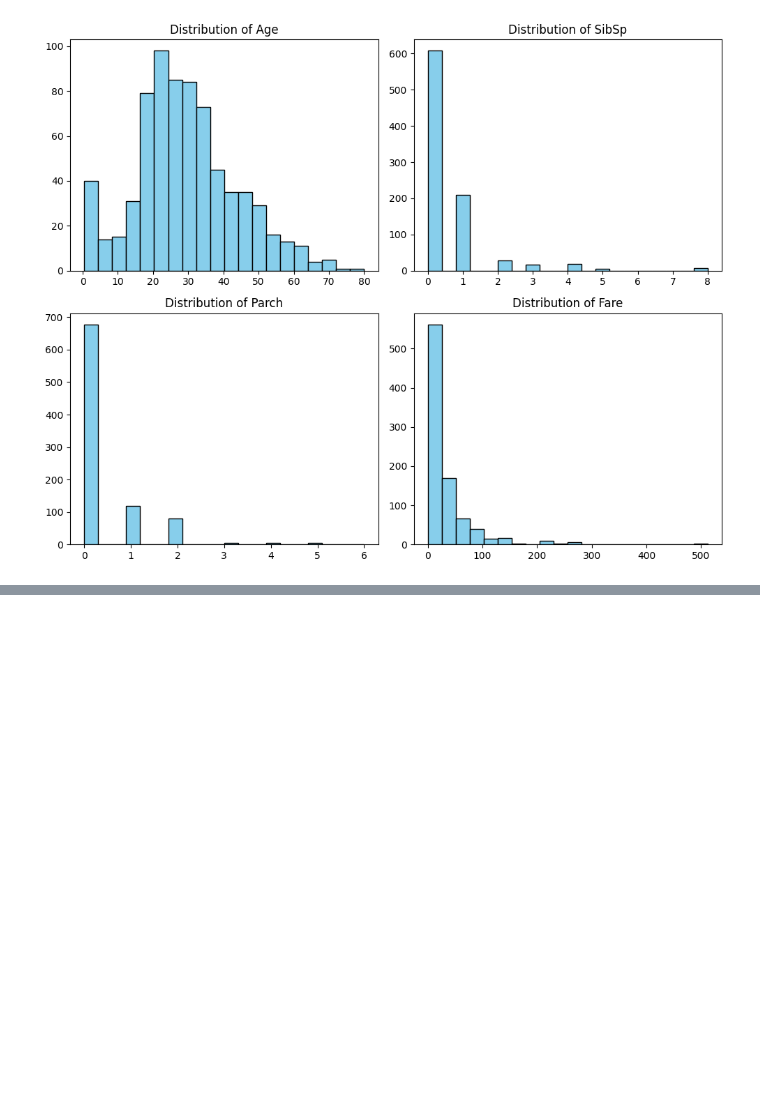
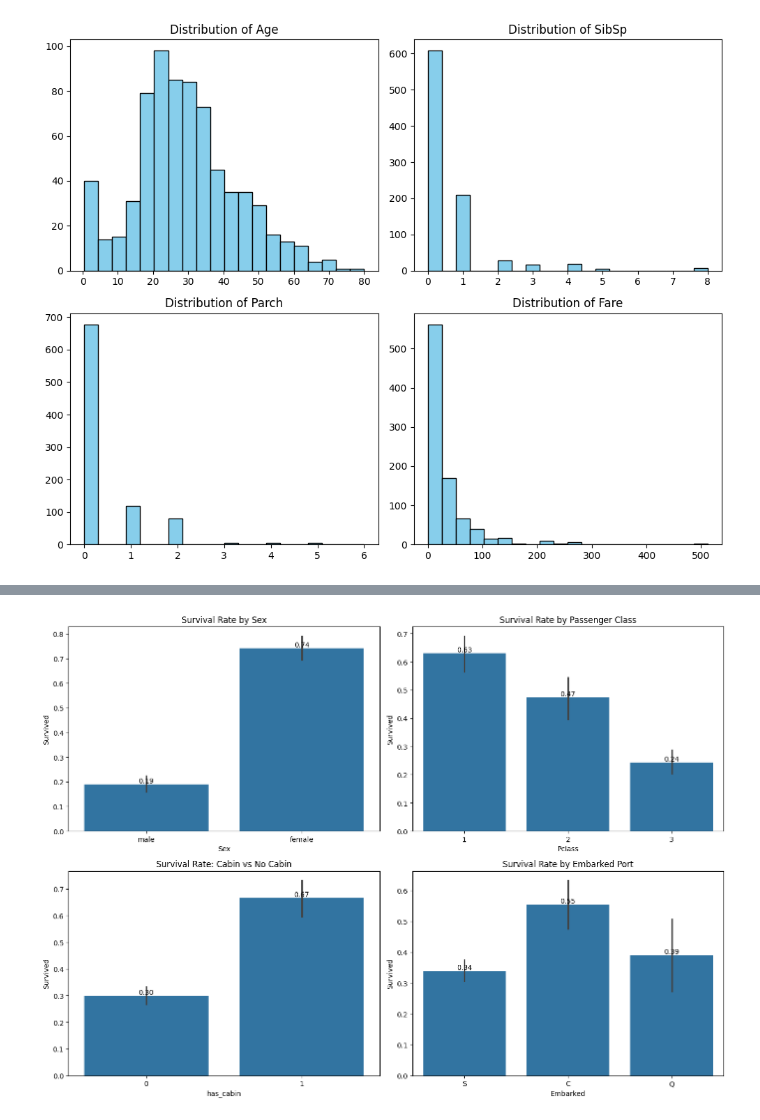
Before and after one commit to Tomlee-abila/kaggle-titanic, a Jupyter notebook: notebook/titanic.ipynb, the cells around one changed output, grey strips where cells are left out. Cells and saved outputs as stored; diff of their text form; code cells hidden in the pictures; blank space fills up the shorter version.

```diff
--- a/notebook/titanic.ipynb
+++ b/notebook/titanic.ipynb
@@ -118,0 +157,35 @@ Data columns (total 13 columns):
+# %%
+import seaborn as sns
+import matplotlib.pyplot as plt
+
+# We only want to look at the training data where we actually have survival answers
+df_train = df_clean[df_clean['train_test'] == 1].copy()
+
+# Set up our grid for plotting (2 rows, 2 columns of plots)
+fig, axes = plt.subplots(2, 2, figsize=(14, 10))
+
+# 1. Survival by Sex
+sns.barplot(x='Sex', y='Survived', data=df_train, ax=axes[0, 0])
+axes[0, 0].set_title('Survival Rate by Sex')
+# The line below adds the exact percentage on the bars
+for container in axes[0, 0].containers: axes[0, 0].bar_label(container, fmt='%.2f')
+
+# 2. Survival by Passenger Class (Pclass)
+sns.barplot(x='Pclass', y='Survived', data=df_train, ax=axes[0, 1])
+axes[0, 1].set_title('Survival Rate by Passenger Class')
+for container in axes[0, 1].containers: axes[0, 1].bar_label(container, fmt='%.2f')
+
+# 3. Survival by "has_cabin" (our engineered feature!)
+sns.barplot(x='has_cabin', y='Survived', data=df_train, ax=axes[1, 0])
+axes[1, 0].set_title('Survival Rate: Cabin vs No Cabin')
+for container in axes[1, 0].containers: axes[1, 0].bar_label(container, fmt='%.2f')
+
+# 4. Survival by Port of Embarkation
+sns.barplot(x='Embarked', y='Survived', data=df_train, ax=axes[1, 1])
+axes[1, 1].set_title('Survival Rate by Embarked Port')
+for container in axes[1, 1].containers: axes[1, 1].bar_label(container, fmt='%.2f')
+
+plt.tight_layout()
+plt.show()
+# %% [output]
+[figure, added]
```
Also changed, not shown: parts of 1 cell of this notebook.
